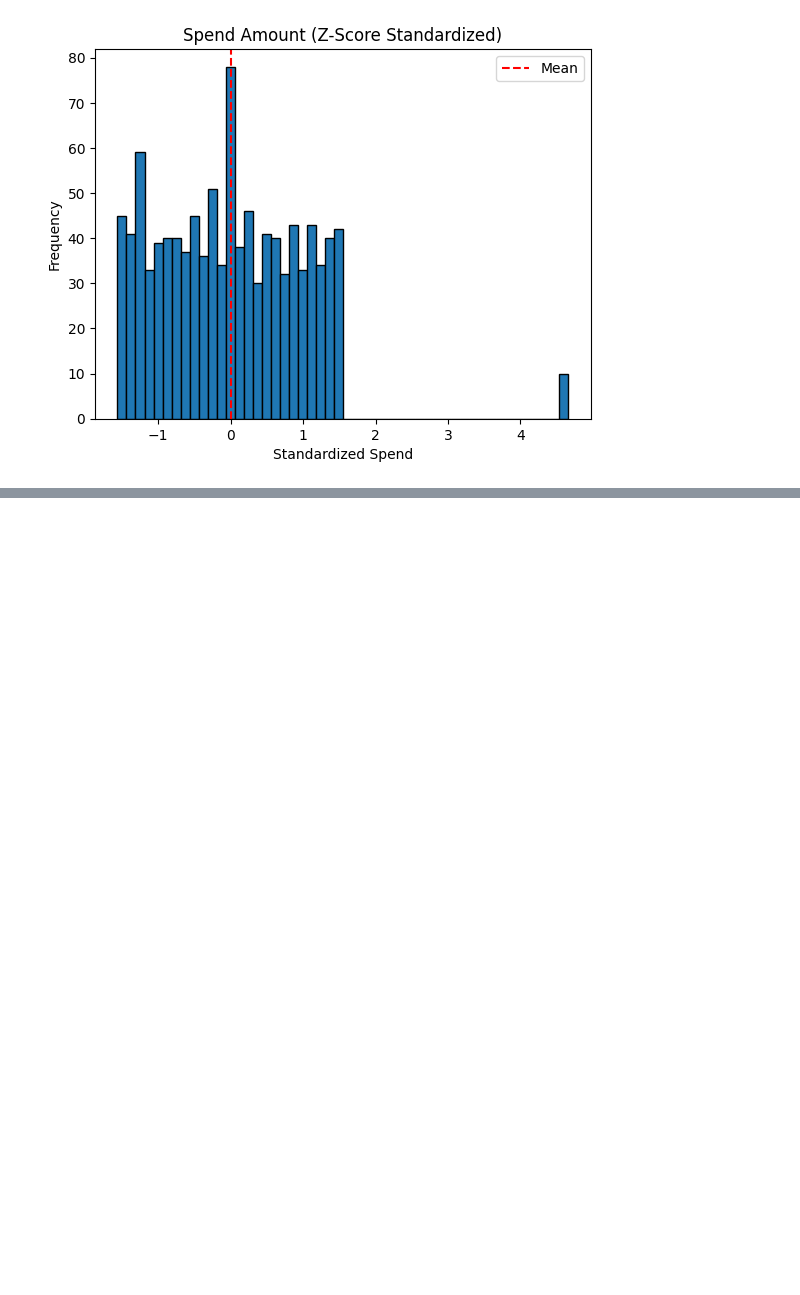
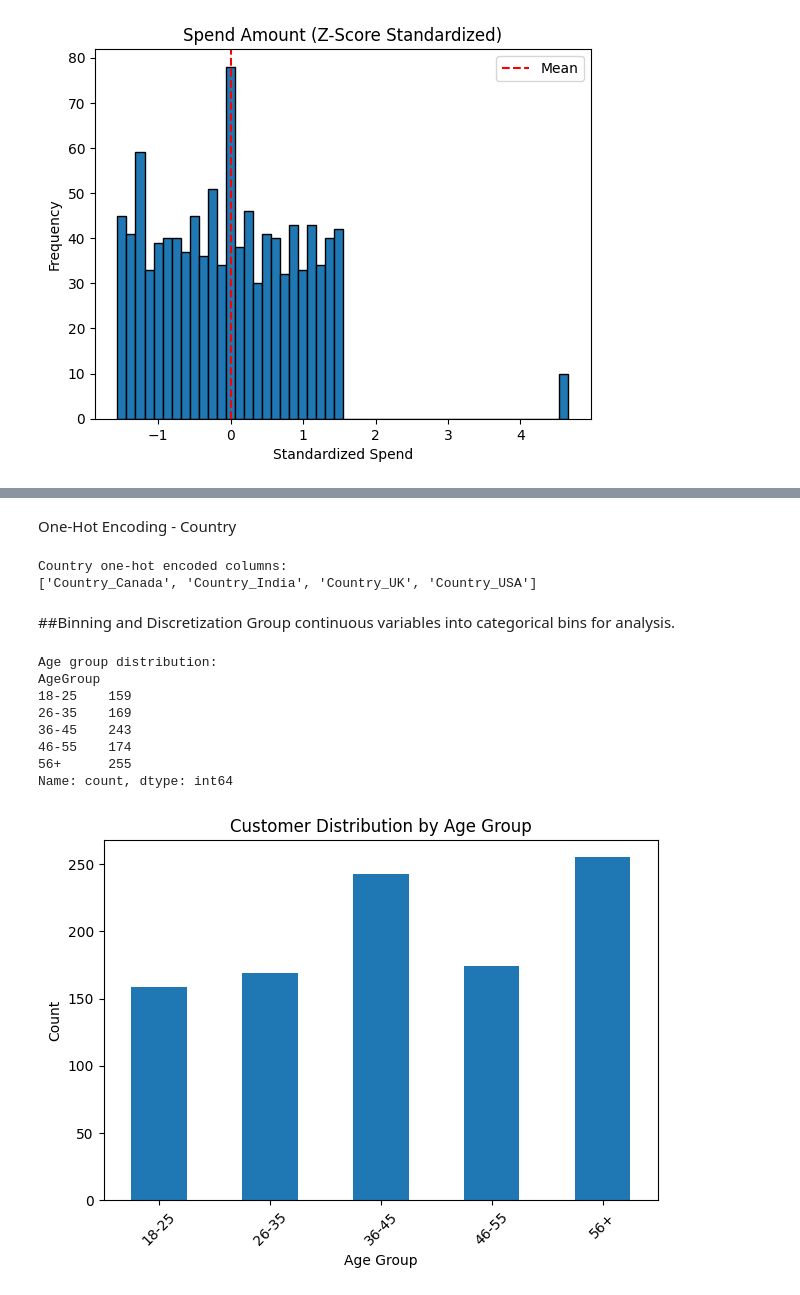
Before and after one commit to Malleshcr7/AI-ML-Projects, a Jupyter notebook: Datasetcreation.ipynb, the cells around one changed output, grey strips where cells are left out. Cells and saved outputs as stored; diff of their text form; code cells hidden in the pictures; blank space fills up the shorter version.

```diff
--- a/Datasetcreation.ipynb
+++ b/Datasetcreation.ipynb
@@ -727,0 +932,8 @@ Std: 1.0005
+# %%
+# Find similar names (simple approach - same first 3 characters)
+df['Name_Key'] = df['Name'].str.lower().str[:3]
+fuzzy_duplicates = df[df.duplicated(subset='Name_Key', keep=False)].sort_values('Name_Key')
+
+print(f"Potential fuzzy duplicates (same first 3 chars): {len(fuzzy_duplicates)}")
+print("\nSample potential fuzzy matches:")
+print(fuzzy_duplicates[['CustomerID', 'Name', 'Name_Key']].head(15))
@@ -727,0 +992,10 @@ Std: 1.0005
+# %%
+# One-hot encode ProductCategory
+category_dummies = pd.get_dummies(df['ProductCategory'], prefix='Category')
+df = pd.concat([df, category_dummies], axis=1)
+
+print("One-hot encoded columns created:")
+print(category_dummies.columns.tolist())
+
+print("\nSample one-hot encoded data:")
+print(df[['ProductCategory'] + category_dummies.columns.tolist()].head())
@@ -727,0 +1020,43 @@ Std: 1.0005
+# %% [markdown]
+ One-Hot Encoding - Country
+# %%
+# One-hot encode Country
+country_dummies = pd.get_dummies(df['Country'], prefix='Country')
+df = pd.concat([df, country_dummies], axis=1)
+
+print("Country one-hot encoded columns:")
+print(country_dummies.columns.tolist())
+# %% [output]
+Country one-hot encoded columns:
+['Country_Canada', 'Country_India', 'Country_UK', 'Country_USA']
+# %% [markdown]
+##Binning and Discretization
+Group continuous variables into categorical bins for analysis.
+# %%
+# Create age groups
+age_bins = [0, 25, 35, 45, 55, 100]
+age_labels = ['18-25', '26-35', '36-45', '46-55', '56+']
+
+df['AgeGroup'] = pd.cut(df['Age'], bins=age_bins, labels=age_labels)
+
+print("Age group distribution:")
+print(df['AgeGroup'].value_counts().sort_index())
+
+# Visualize
+df['AgeGroup'].value_counts().sort_index().plot(kind='bar')
+plt.title('Customer Distribution by Age Group')
+plt.xlabel('Age Group')
+plt.ylabel('Count')
+plt.xticks(rotation=45)
+plt.tight_layout()
+plt.show()
+# %% [output]
+Age group distribution:
+AgeGroup
+18-25    159
+26-35    169
+36-45    243
+46-55    174
+56+      255
+Name: count, dtype: int64
+[figure, added]
```
Also changed, not shown: parts of 69 cells of this notebook.
